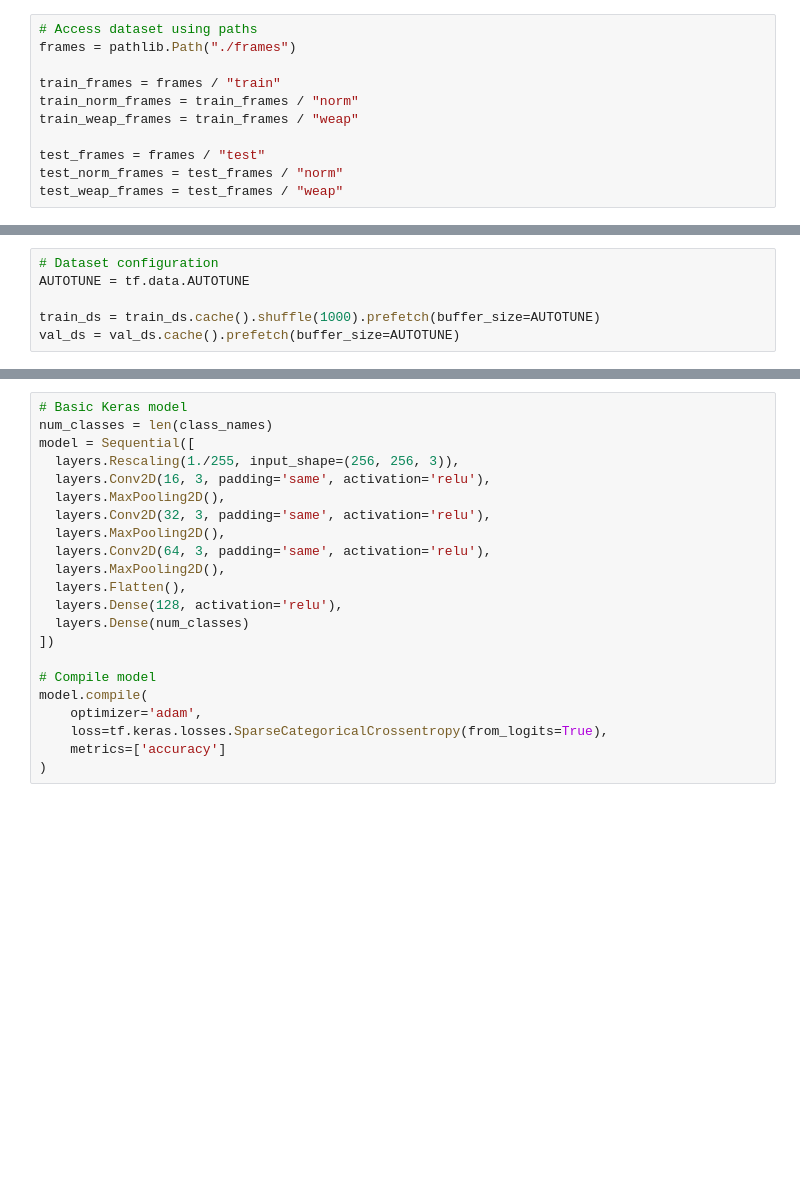
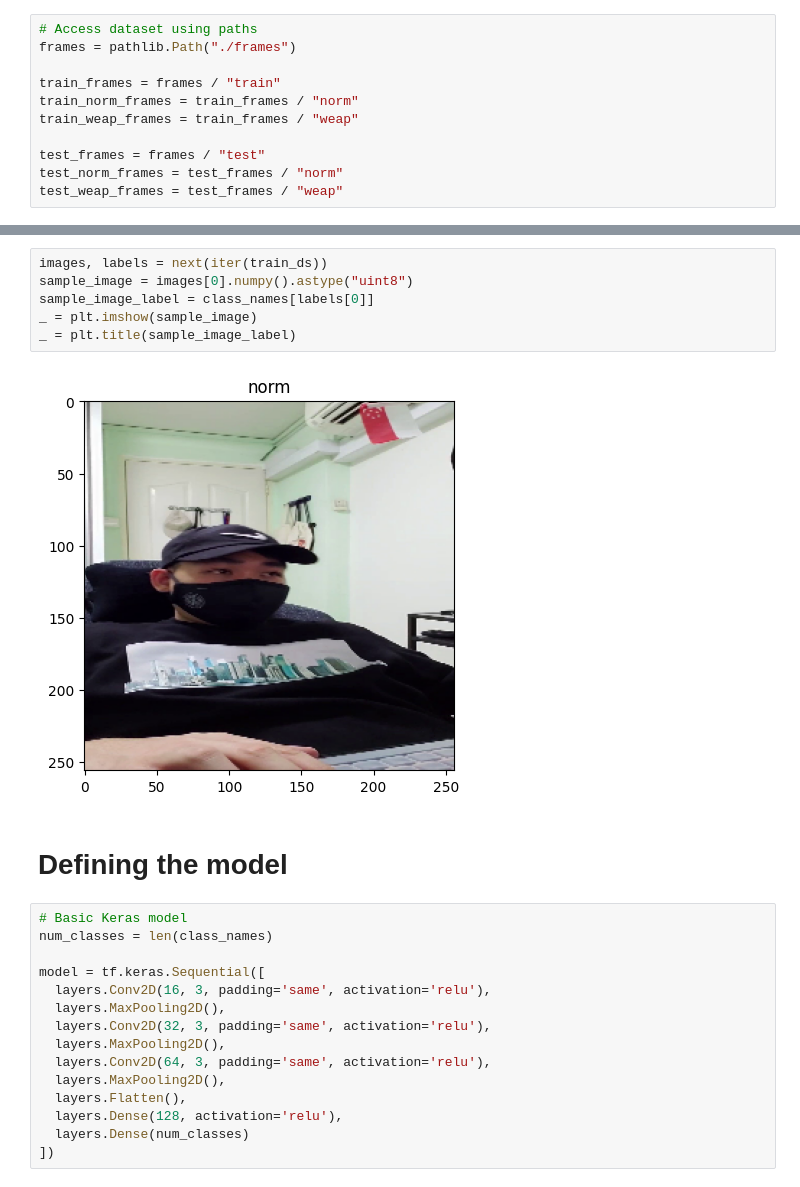
Before and after one commit to deeyonn/CS4243-Mini-Project, a Jupyter notebook: baseline_model.ipynb, the cells around one changed output, grey strips where cells are left out. Cells and saved outputs as stored; diff of their text form; blank space fills up the shorter version.

```diff
--- a/baseline_model.ipynb
+++ b/baseline_model.ipynb
@@ -65,6 +82,0 @@ for image_batch, labels_batch in train_ds:
-# %%
-# Dataset configuration
-AUTOTUNE = tf.data.AUTOTUNE
-
-train_ds = train_ds.cache().shuffle(1000).prefetch(buffer_size=AUTOTUNE)
-val_ds = val_ds.cache().prefetch(buffer_size=AUTOTUNE)
@@ -79,8 +93,18 @@ print(np.min(first_image), np.max(first_image))
+# %%
+images, labels = next(iter(train_ds))
+sample_image = images[0].numpy().astype("uint8")
+sample_image_label = class_names[labels[0]]
+_ = plt.imshow(sample_image)
+_ = plt.title(sample_image_label)
+# %% [output]
+[figure, added]
+# %% [markdown]
+# Defining the model
 # %%
 # Basic Keras model
 num_classes = len(class_names)
-model = Sequential([
-  layers.Rescaling(1./255, input_shape=(256, 256, 3)),
+
+model = tf.keras.Sequential([
   layers.Conv2D(16, 3, padding='same', activation='relu'),
   layers.MaxPooling2D(),
   layers.Conv2D(32, 3, padding='same', activation='relu'),
@@ -91,10 +115,3 @@ model = Sequential([
   layers.Dense(128, activation='relu'),
   layers.Dense(num_classes)
 ])
-
-# Compile model
-model.compile(
-    optimizer='adam',
-    loss=tf.keras.losses.SparseCategoricalCrossentropy(from_logits=True),
-    metrics=['accuracy']
-)
```
Also changed, not shown: parts of 22 cells of this notebook.
